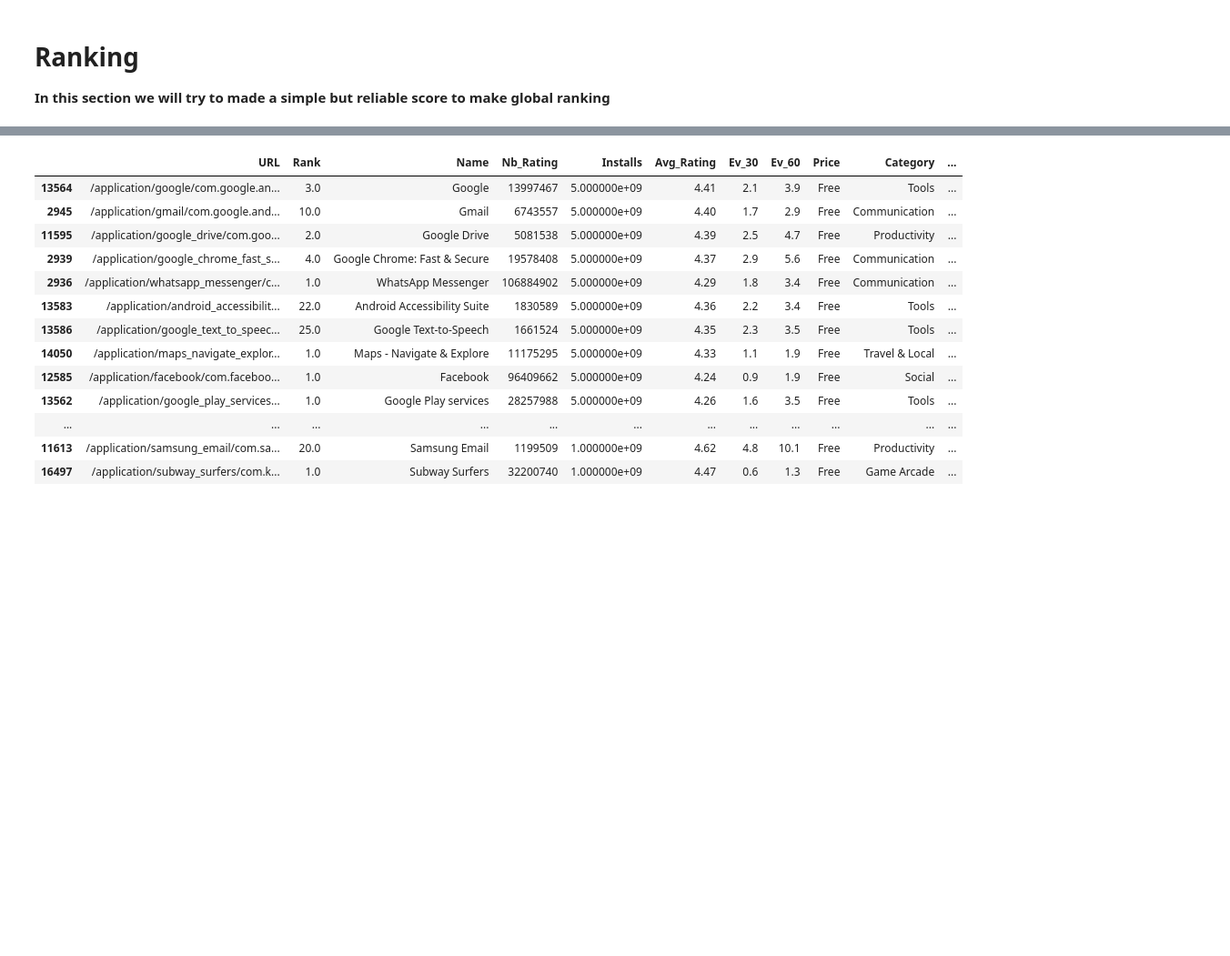
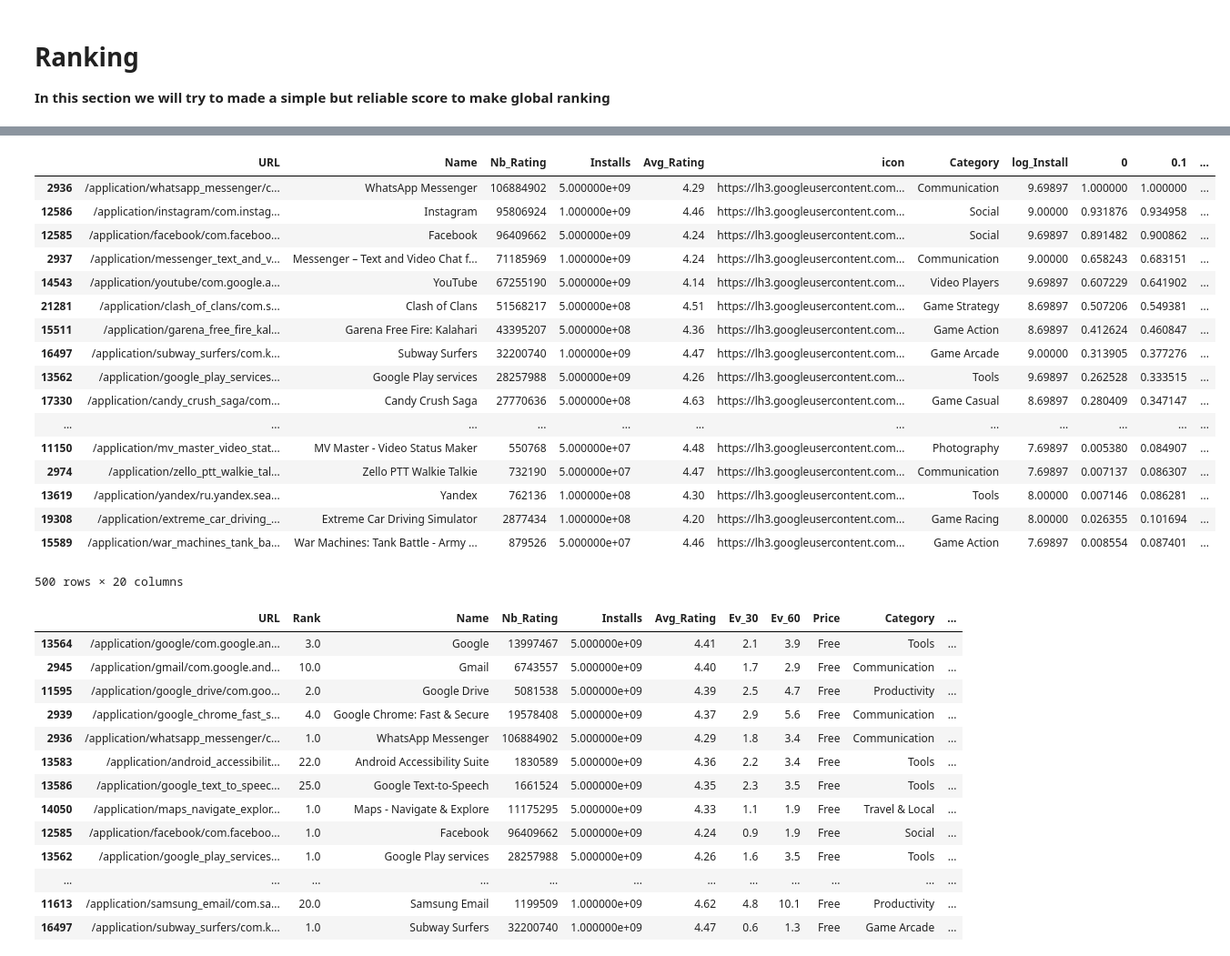
Before and after one commit to com-480-data-visualization/com-480-project-javastreet, a Jupyter notebook: analysis2.ipynb, the cells around one changed output, grey strips where cells are left out. Shown at 91% size. Drawn from its saved outputs; the diff is of its cells as text; code cells hidden in the pictures; blank space fills up the shorter version.

```diff
--- a/analysis2.ipynb
+++ b/analysis2.ipynb
@@ -176 +292,23 @@ plt.show()
+# %%
+import json
+test_500
+# %% [output]
+|  | URL | Name | Nb_Rating | Installs | Avg_Rating | icon | Category | log_Install | 0 | 0.1 | ... |
+| 2936 | /application/whatsapp_messenger/c... | WhatsApp Messenger | 106884902 | 5.000000e+09 | 4.29 | https://lh3.googleusercontent.com... | Communication | 9.69897 | 1.000000 | 1.000000 | ... |
+| 12586 | /application/instagram/com.instag... | Instagram | 95806924 | 1.000000e+09 | 4.46 | https://lh3.googleusercontent.com... | Social | 9.00000 | 0.931876 | 0.934958 | ... |
+| 12585 | /application/facebook/com.faceboo... | Facebook | 96409662 | 5.000000e+09 | 4.24 | https://lh3.googleusercontent.com... | Social | 9.69897 | 0.891482 | 0.900862 | ... |
+| 2937 | /application/messenger_text_and_v... | Messenger – Text and Video Chat f... | 71185969 | 1.000000e+09 | 4.24 | https://lh3.googleusercontent.com... | Communication | 9.00000 | 0.658243 | 0.683151 | ... |
+| 14543 | /application/youtube/com.google.a... | YouTube | 67255190 | 5.000000e+09 | 4.14 | https://lh3.googleusercontent.com... | Video Players | 9.69897 | 0.607229 | 0.641902 | ... |
+| 21281 | /application/clash_of_clans/com.s... | Clash of Clans | 51568217 | 5.000000e+08 | 4.51 | https://lh3.googleusercontent.com... | Game Strategy | 8.69897 | 0.507206 | 0.549381 | ... |
+| 15511 | /application/garena_free_fire_kal... | Garena Free Fire: Kalahari | 43395207 | 5.000000e+08 | 4.36 | https://lh3.googleusercontent.com... | Game Action | 8.69897 | 0.412624 | 0.460847 | ... |
+| 16497 | /application/subway_surfers/com.k... | Subway Surfers | 32200740 | 1.000000e+09 | 4.47 | https://lh3.googleusercontent.com... | Game Arcade | 9.00000 | 0.313905 | 0.377276 | ... |
+| 13562 | /application/google_play_services... | Google Play services | 28257988 | 5.000000e+09 | 4.26 | https://lh3.googleusercontent.com... | Tools | 9.69897 | 0.262528 | 0.333515 | ... |
+| 17330 | /application/candy_crush_saga/com... | Candy Crush Saga | 27770636 | 5.000000e+08 | 4.63 | https://lh3.googleusercontent.com... | Game Casual | 8.69897 | 0.280409 | 0.347147 | ... |
+| ... | ... | ... | ... | ... | ... | ... | ... | ... | ... | ... | ... |
+| 11150 | /application/mv_master_video_stat... | MV Master - Video Status Maker | 550768 | 5.000000e+07 | 4.48 | https://lh3.googleusercontent.com... | Photography | 7.69897 | 0.005380 | 0.084907 | ... |
+| 2974 | /application/zello_ptt_walkie_tal... | Zello PTT Walkie Talkie | 732190 | 5.000000e+07 | 4.47 | https://lh3.googleusercontent.com... | Communication | 7.69897 | 0.007137 | 0.086307 | ... |
+| 13619 | /application/yandex/ru.yandex.sea... | Yandex | 762136 | 1.000000e+08 | 4.30 | https://lh3.googleusercontent.com... | Tools | 8.00000 | 0.007146 | 0.086281 | ... |
+| 19308 | /application/extreme_car_driving_... | Extreme Car Driving Simulator | 2877434 | 1.000000e+08 | 4.20 | https://lh3.googleusercontent.com... | Game Racing | 8.00000 | 0.026355 | 0.101694 | ... |
+| 15589 | /application/war_machines_tank_ba... | War Machines: Tank Battle - Army ... | 879526 | 5.000000e+07 | 4.46 | https://lh3.googleusercontent.com... | Game Action | 7.69897 | 0.008554 | 0.087401 | ... |
+500 rows × 20 columns
 # %%
```
Also changed, not shown: parts of 57 cells of this notebook.
